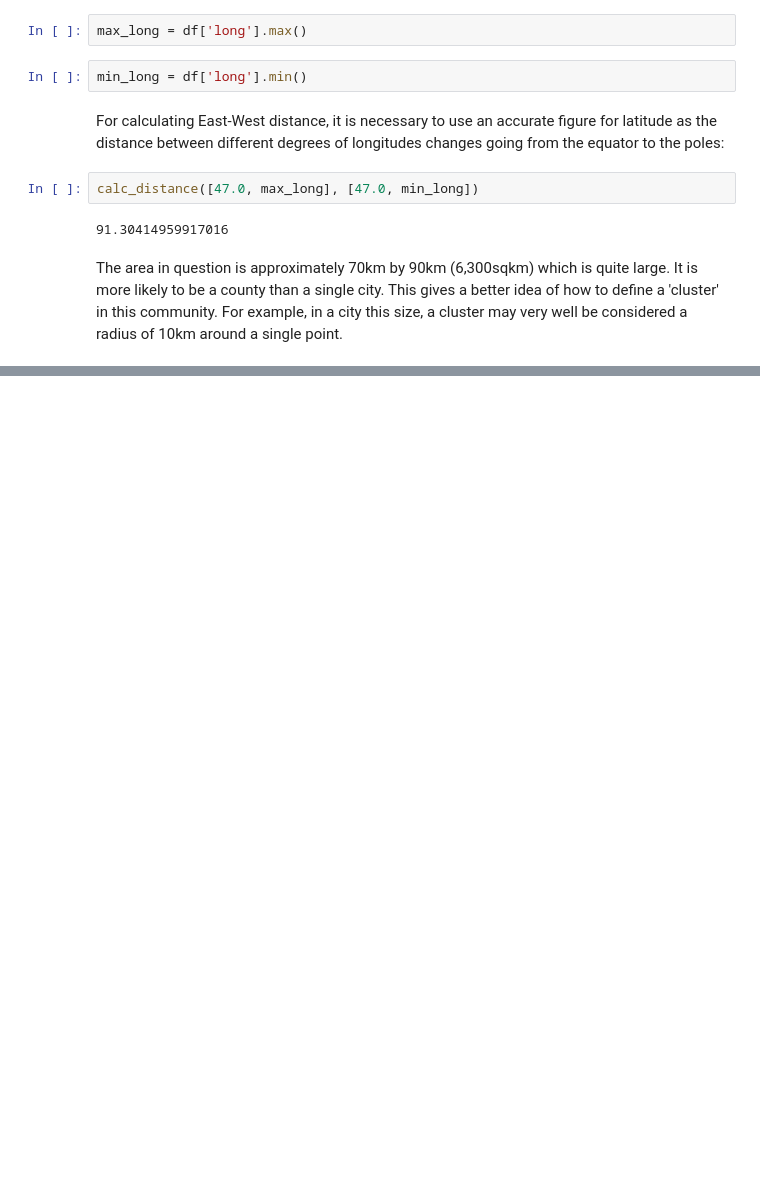
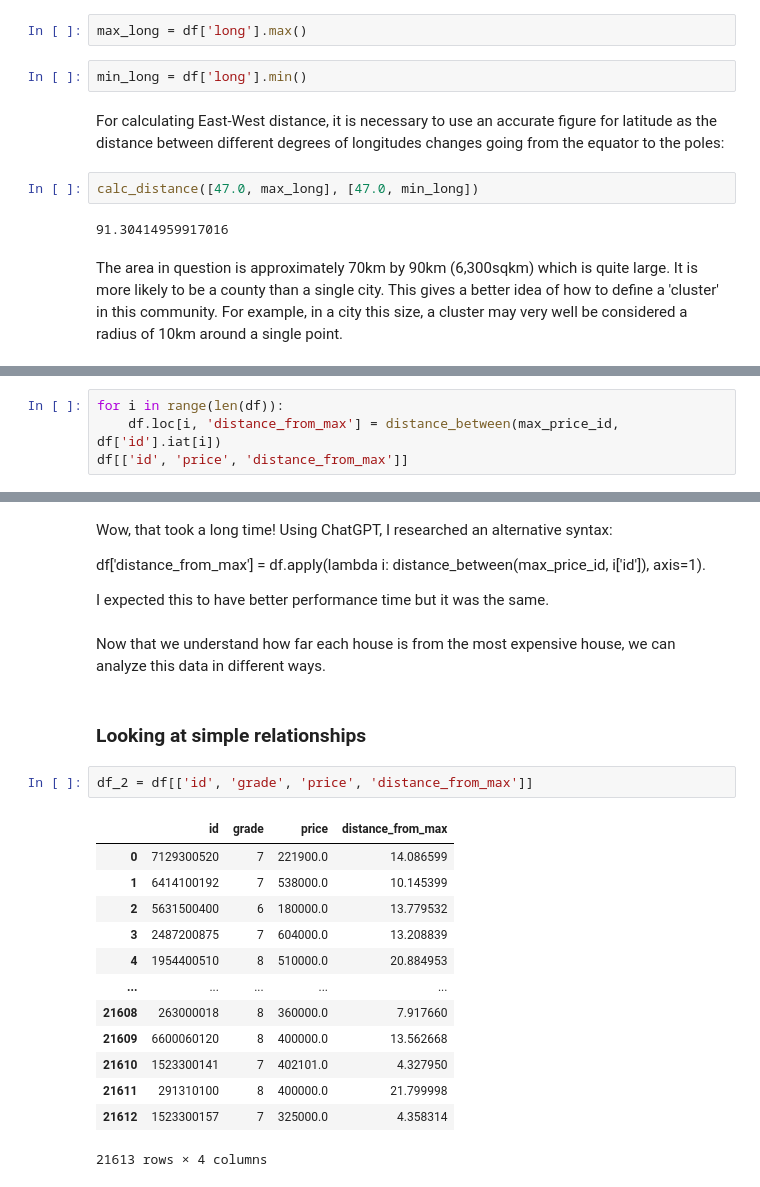
Before and after one commit to naouuud/fsd-general, a Jupyter notebook: week-1/pandas-assignment-4.ipynb, the cells around one changed output, grey strips where cells are left out. Saved outputs shown, nothing was run; the diff lists cells and outputs as text; blank space fills up the shorter version.

```diff
--- a/week-1/pandas-assignment-4.ipynb
+++ b/week-1/pandas-assignment-4.ipynb
@@ -196,0 +224,4 @@ The area in question is approximately 70km by 90km (6,300sqkm) which is quite la
+# %%
+for i in range(len(df)):
+    df.loc[i, 'distance_from_max'] = distance_between(max_price_id, df['id'].iat[i])
+df[['id', 'price', 'distance_from_max']]
@@ -196,0 +242,26 @@ The area in question is approximately 70km by 90km (6,300sqkm) which is quite la
+# %% [markdown]
+Wow, that took a long time! Using ChatGPT, I researched an alternative syntax:<br>
+
+df['distance_from_max'] = df.apply(lambda i: distance_between(max_price_id, i['id']), axis=1).<br>
+
+I expected this to have better performance time but it was the same.
+# %% [markdown]
+Now that we understand how far each house is from the most expensive house, we can analyze this data in different ways.
+# %% [markdown]
+### Looking at simple relationships
+# %%
+df_2 = df[['id', 'grade', 'price', 'distance_from_max']]
+# %% [output]
+|  | id | grade | price | distance_from_max |
+| 0 | 7129300520 | 7 | 221900.0 | 14.086599 |
+| 1 | 6414100192 | 7 | 538000.0 | 10.145399 |
+| 2 | 5631500400 | 6 | 180000.0 | 13.779532 |
+| 3 | 2487200875 | 7 | 604000.0 | 13.208839 |
+| 4 | 1954400510 | 8 | 510000.0 | 20.884953 |
+| ... | ... | ... | ... | ... |
+| 21608 | 263000018 | 8 | 360000.0 | 7.917660 |
+| 21609 | 6600060120 | 8 | 400000.0 | 13.562668 |
+| 21610 | 1523300141 | 7 | 402101.0 | 4.327950 |
+| 21611 | 291310100 | 8 | 400000.0 | 21.799998 |
+| 21612 | 1523300157 | 7 | 325000.0 | 4.358314 |
+21613 rows × 4 columns
```
Also changed, not shown: parts of 42 cells of this notebook.
